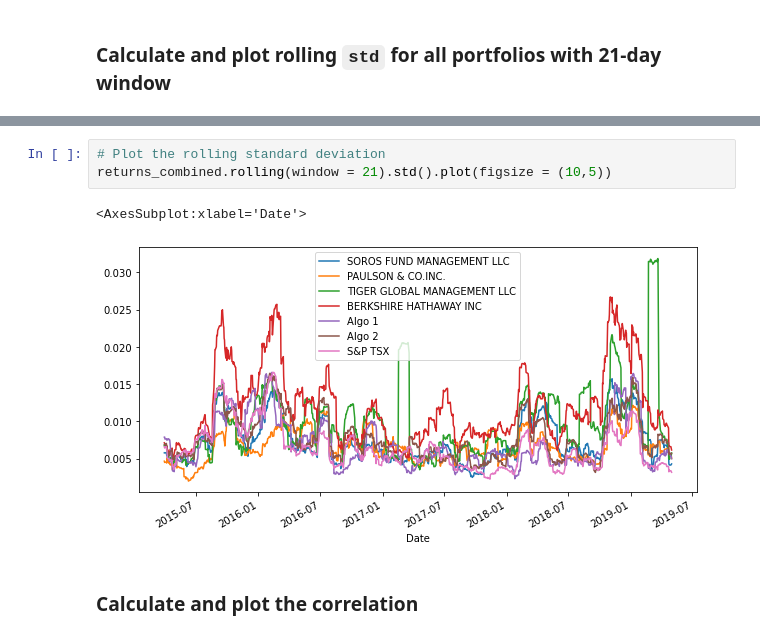
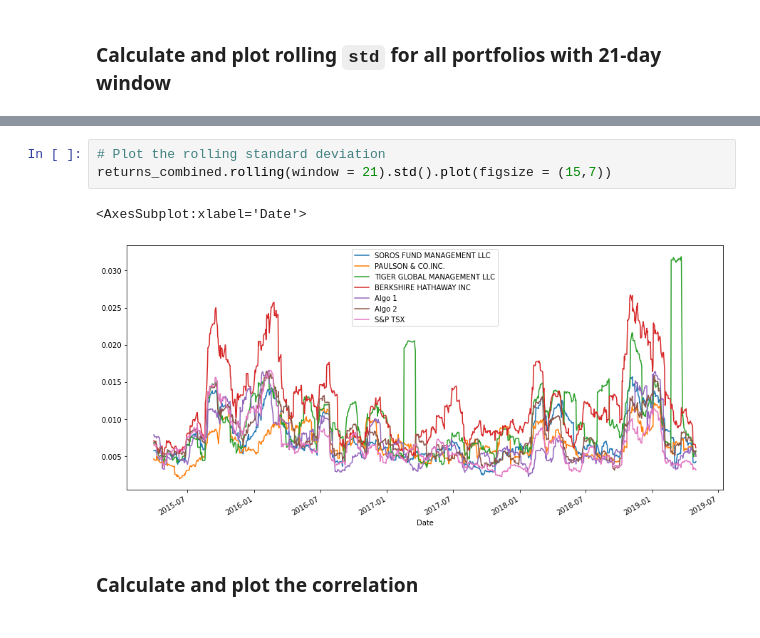
Before and after one commit to chrishandealmeida/20210310-fintech-homework-a-whale-off-the-port, a Jupyter notebook: whale_analysis.ipynb, the cells around one changed output, grey strips where cells are left out. Drawn from its saved outputs; the diff is of its cells as text.

```diff
--- a/whale_analysis.ipynb
+++ b/whale_analysis.ipynb
@@ -381,10 +381,10 @@ returns_combined.rolling(window = 21).std().tail()
 | 2019-05-01 | 0.004271 | 0.005009 | 0.005744 | 0.006143 | 0.004972 | 0.005686 | ... |
 # %%
 # Plot the rolling standard deviation
-returns_combined.rolling(window = 21).std().plot(figsize = (10,5))
+returns_combined.rolling(window = 21).std().plot(figsize = (15,7))
 # %% [output]
 <AxesSubplot:xlabel='Date'>
-[figure, old version]
+[figure, new version]
 # %% [markdown]
 ### Calculate and plot the correlation
 # %%
```
Also changed, not shown: parts of 12 cells of this notebook.
